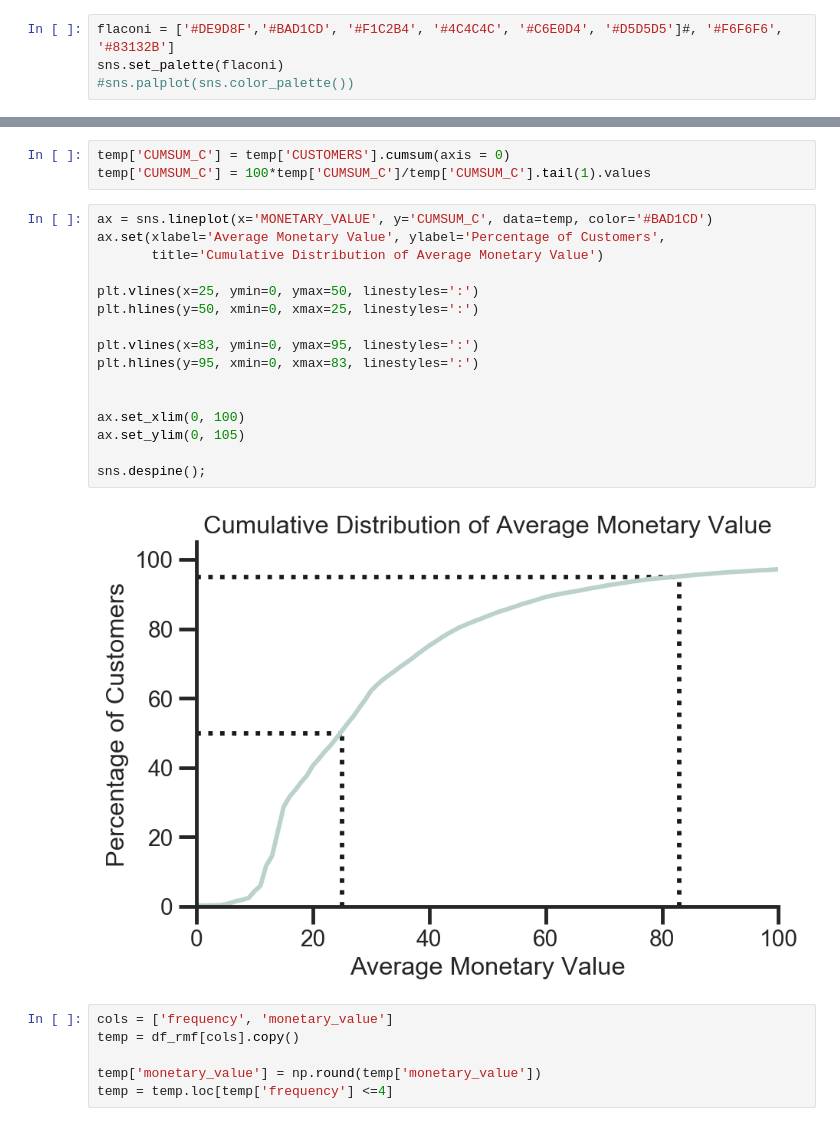
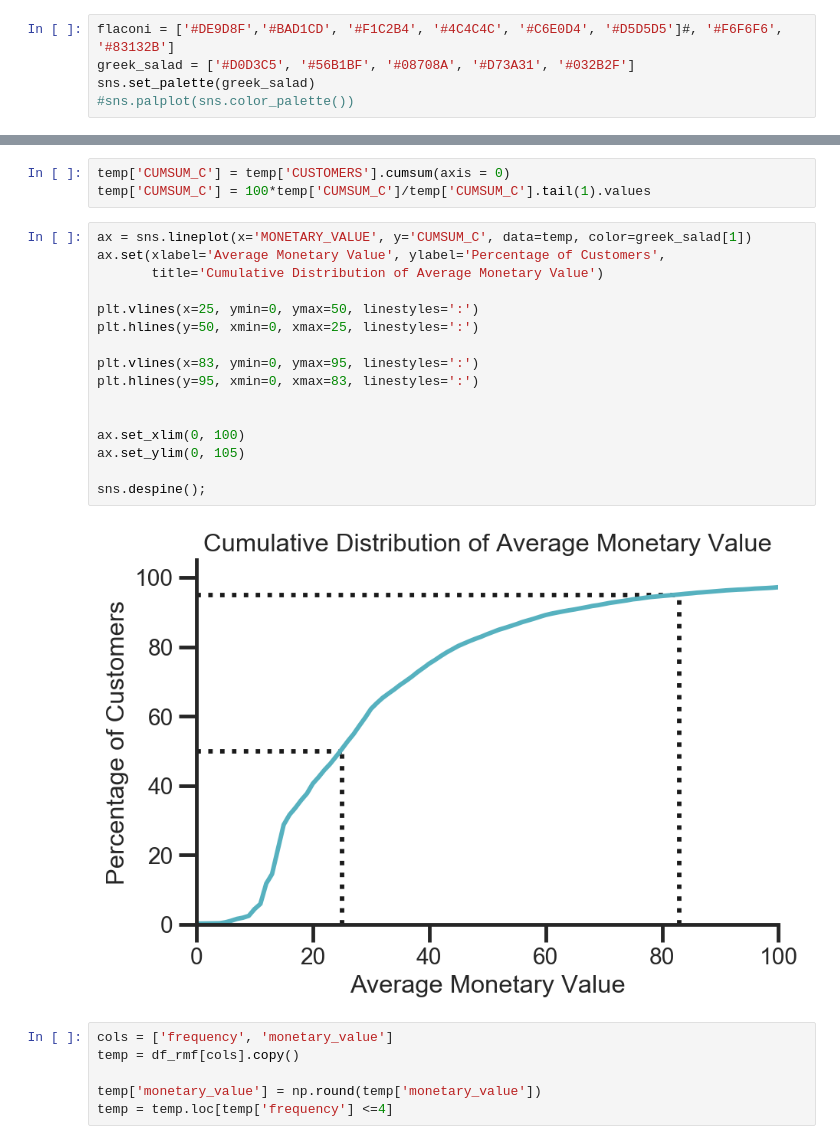
Before and after one commit to dhiman2/clv-cdnow, a Jupyter notebook: CDNOW-EDA.ipynb, the cells around one changed output, grey strips where cells are left out. Drawn from its saved outputs; the diff is of its cells as text.

```diff
--- a/CDNOW-EDA.ipynb
+++ b/CDNOW-EDA.ipynb
@@ -48,7 +51,8 @@ sns.set(style="ticks")
 sns.set_context("poster", font_scale = .7, rc={"grid.linewidth": 5})
 # %%
 flaconi = ['#DE9D8F','#BAD1CD', '#F1C2B4', '#4C4C4C', '#C6E0D4', '#D5D5D5']#, '#F6F6F6', '#83132B']
-sns.set_palette(flaconi)
+greek_salad = ['#D0D3C5', '#56B1BF', '#08708A', '#D73A31', '#032B2F']
+sns.set_palette(greek_salad)
 #sns.palplot(sns.color_palette())
 # %% [markdown]
 ## Read Transaction Log
@@ -373,23 +377,23 @@ sns.despine();
 temp['CUMSUM_C'] = temp['CUSTOMERS'].cumsum(axis = 0)
 temp['CUMSUM_C'] = 100*temp['CUMSUM_C']/temp['CUMSUM_C'].tail(1).values
 # %%
-ax = sns.lineplot(x='MONETARY_VALUE', y='CUMSUM_C', data=temp, color='#BAD1CD')
+ax = sns.lineplot(x='MONETARY_VALUE', y='CUMSUM_C', data=temp, color=greek_salad[1])
 ax.set(xlabel='Average Monetary Value', ylabel='Percentage of Customers',
        title='Cumulative Distribution of Average Monetary Value')
 
 plt.vlines(x=25, ymin=0, ymax=50, linestyles=':')
 plt.hlines(y=50, xmin=0, xmax=25, linestyles=':')
 
 plt.vlines(x=83, ymin=0, ymax=95, linestyles=':')
 plt.hlines(y=95, xmin=0, xmax=83, linestyles=':')
 
 
 ax.set_xlim(0, 100)
 ax.set_ylim(0, 105)
 
 sns.despine();
 # %% [output]
-[figure, old version]
+[figure, new version]
 # %%
 cols = ['frequency', 'monetary_value']
 temp = df_rmf[cols].copy()
```
Also changed, not shown: parts of 8 cells of this notebook.
